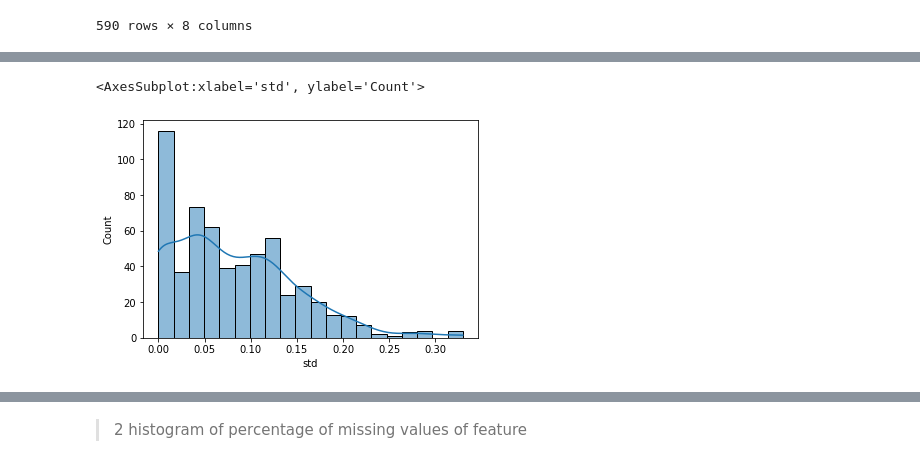
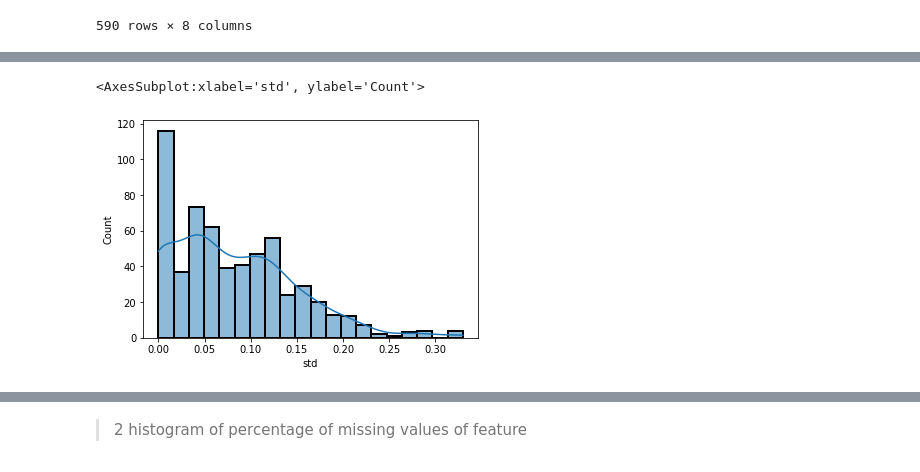
Before and after one commit to hinatanvir/Fault-Detection-SECOM, a Jupyter notebook: Presentation-1-EDA.ipynb, the cells around one changed output, grey strips where cells are left out. Cells and saved outputs as stored; diff of their text form; code cells hidden in the pictures.

```diff
--- a/Presentation-1-EDA.ipynb
+++ b/Presentation-1-EDA.ipynb
@@ -38,11 +38,11 @@ def read_labels():
     return df
 
 #read 2 df
-df_sensors = read_secom()
+df_features = read_secom()
 df_target = read_labels()
 
 #concat them vertically
-df = pd.concat([df_data,df_label],axis=1)
+df = pd.concat([df_features,df_target],axis=1)
 
 df.head()
 # %% [output]
@@ -76,8 +60,8 @@ scaler = MinMaxScaler()
 #It seems like the Scaler works only with series. When we scale the whole dataframe, the datafram will be broken down.
 #Then we need to form the dataframe again.
 
-df_sensors_scaled = pd.DataFrame(scaler.fit_transform(df_sensors), columns=df_sensors.columns)
-df_sensors_scaled
+df_features_scaled = pd.DataFrame(scaler.fit_transform(df_features), columns=df_features.columns)
+df_features_scaled
 # %% [output]
 |  | feature1 | feature2 | feature3 | feature4 | feature5 | feature6 | feature7 | feature8 | feature9 | feature10 | ... |
 | 0 | 0.469231 | 0.589292 | 0.499096 | 0.379841 | 0.000609 | 0.0 | 0.328562 | 0.965785 | 0.665019 | 0.542479 | ... |
@@ -111,5 +79,5 @@ df_eda[df_eda['std']==0]
 # %%
-df_eda = df_sensors_scaled.describe().T
+df_eda = df_features_scaled.describe().T
 df_eda
 # %% [output]
 |  | count | mean | std | min | 25% | 50% | 75% | max |
@@ -130,5 +101,5 @@ df_log = np.
 # %%
-sns.histplot(data=df_eda, x='std',bins=20, kde=True)
+sns.histplot(data=df_eda, x='std',bins=20, linewidth=2, kde=True)
 # %% [output]
 <AxesSubplot:xlabel='std', ylabel='Count'>
-[figure, old version]
+[figure, new version]
```
Also changed, not shown: parts of 15 cells of this notebook.
